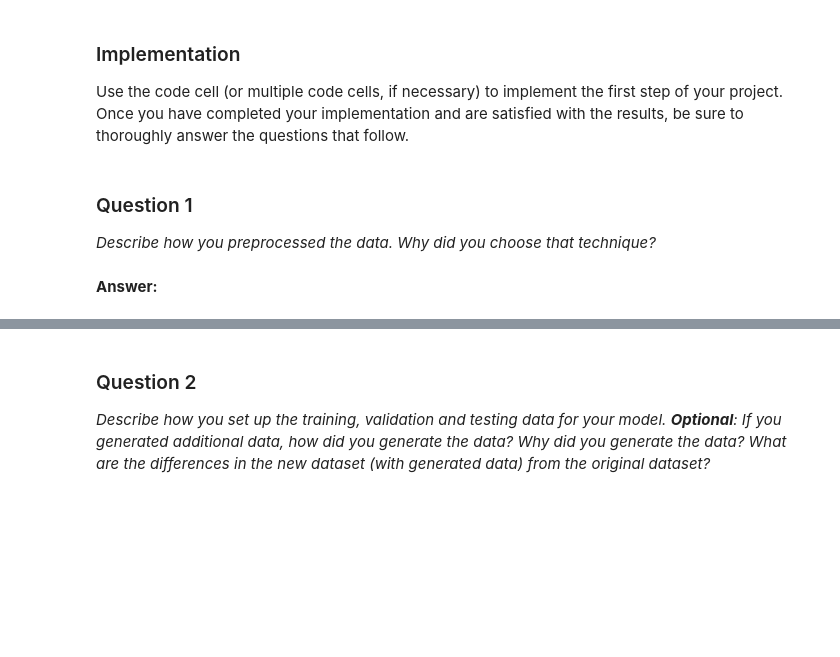
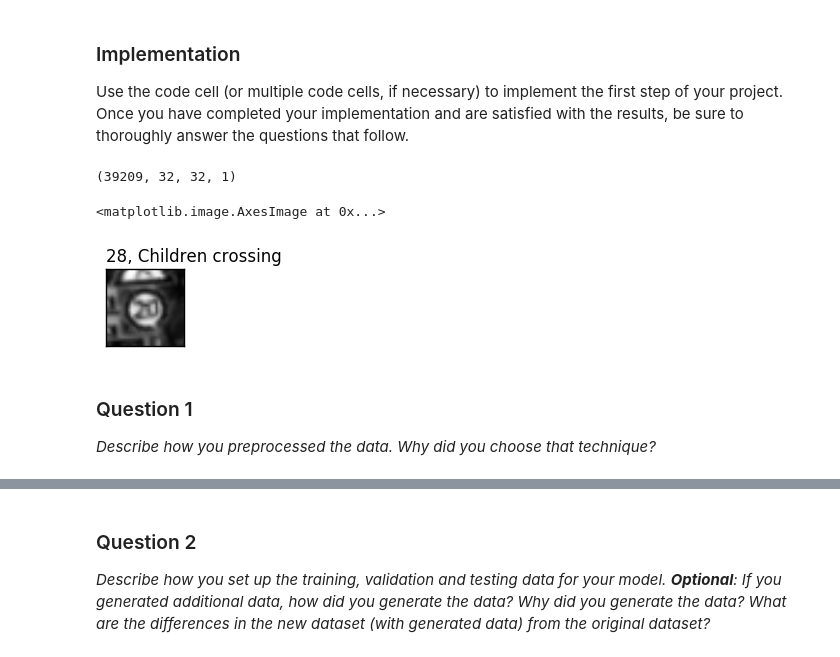
Before and after one commit to SamSamskies/CarND-Traffic-Sign-Classifier-Project, a Jupyter notebook: Traffic_Sign_Classifier.ipynb, the cells around one changed output, grey strips where cells are left out. Saved outputs shown, nothing was run; the diff lists cells and outputs as text; code cells hidden in the pictures; blank space fills up the shorter version.

Commit message:
Successfully train model, but with terrible accuracy

```diff
--- a/Traffic_Sign_Classifier.ipynb
+++ b/Traffic_Sign_Classifier.ipynb
@@ -139,6 +126,32 @@ Use the code cell (or multiple code cells, if necessary) to implement the first
+# %%
+### Preprocess the data here.
+### Feel free to use as many code cells as needed.
+import cv2
+import numpy as np
+
+# TODO: Figure out how to turn to grayscale
+X_train = np.array([np.reshape(cv2.cvtColor(img, cv2.COLOR_BGR2GRAY), (32, 32, 1)) for img in X_train])
+print(X_train.shape)
+
+plt.figure(figsize=(1,1))
+plt.tick_params(
+    axis='both',
+    which='both',
+    bottom='off',
+    top='off',
+    labelbottom='off',
+    right='off',
+    left='off',
+    labelleft='off')
+plt.title('{}, {}'.format(id, signnames_dict[id]), loc='left')
+plt.imshow(np.reshape(X_train[0], (32, 32)), cmap='gray')
+
+# anything else? what is YUV?
+# %% [output]
+(39209, 32, 32, 1)
+<matplotlib.image.AxesImage at 0x...>
+[figure, added]
 # %% [markdown]
 ### Question 1
 
 _Describe how you preprocessed the data. Why did you choose that technique?_
-# %% [markdown]
-**Answer:**
```
Also changed, not shown: parts of 15 cells of this notebook.
